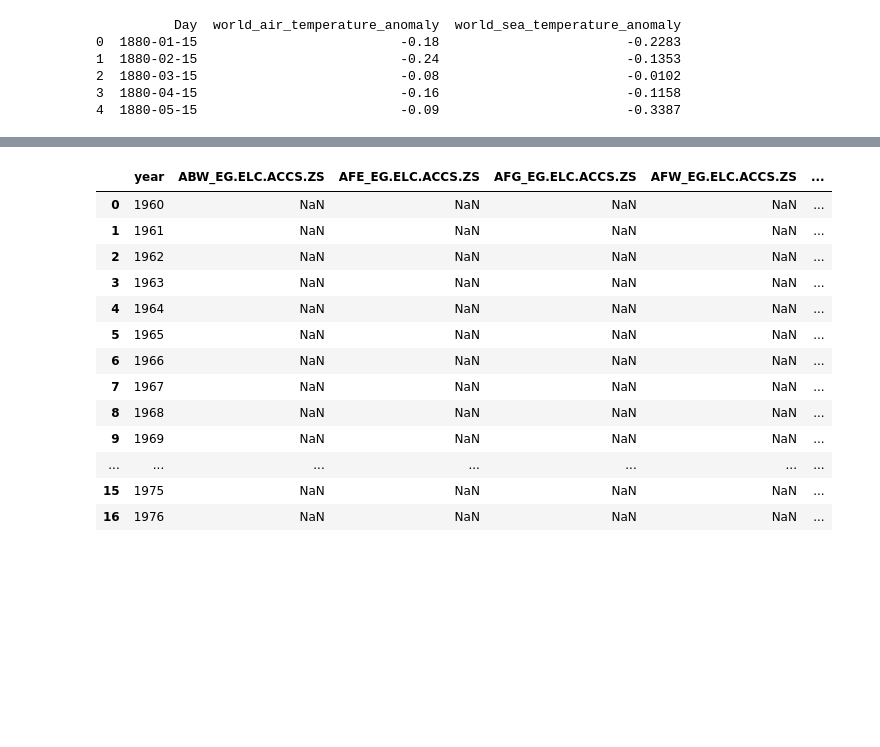
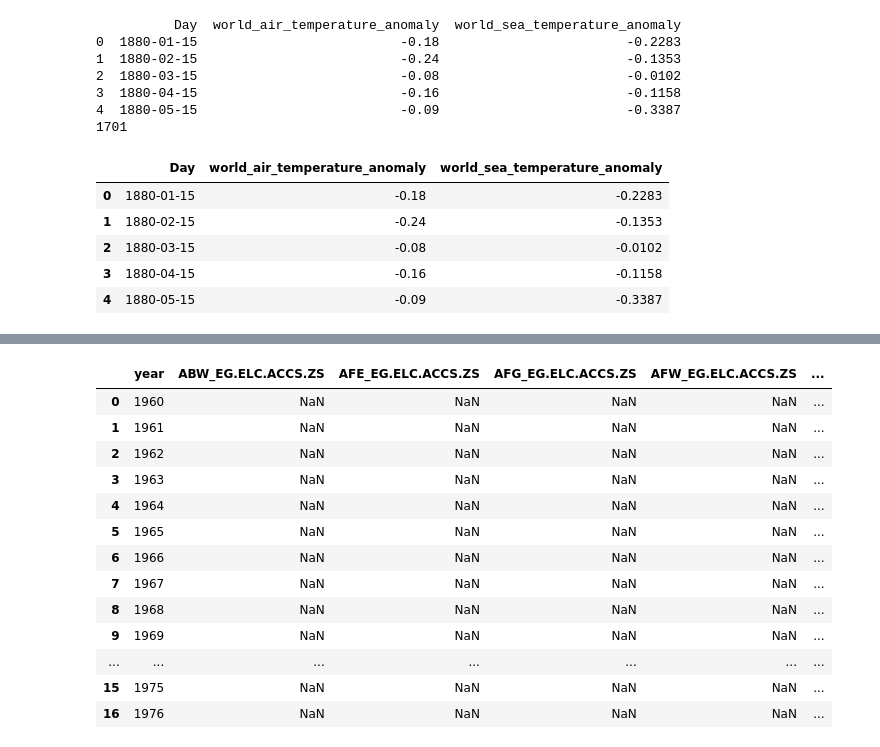
Before and after one commit to raymondj-pace/CS673-conf, a Jupyter notebook: CS673-Conf.ipynb, the cells around one changed output, grey strips where cells are left out. Cells and saved outputs as stored; diff of their text form; code cells hidden in the pictures; blank space fills up the shorter version.

```diff
--- a/CS673-Conf.ipynb
+++ b/CS673-Conf.ipynb
@@ -38,6 +41,7 @@ df2.rename(columns={'monthly_sea_surface_temperature_anomaly': 'world_sea_temper
 
 df = df1.merge(df2, on="Day", how = 'inner')
 print(df.head())
+print(df.shape[0])
 # %% [output]
           Day  world_air_temperature_anomaly  world_sea_temperature_anomaly
 0  1880-01-15                          -0.18                        -0.2283
@@ -45,3 +49,13 @@ print(df.head())
 2  1880-03-15                          -0.08                        -0.0102
 3  1880-04-15                          -0.16                        -0.1158
 4  1880-05-15                          -0.09                        -0.3387
+1701
+# %%
+df.head()
+# %% [output]
+|  | Day | world_air_temperature_anomaly | world_sea_temperature_anomaly |
+| 0 | 1880-01-15 | -0.18 | -0.2283 |
+| 1 | 1880-02-15 | -0.24 | -0.1353 |
+| 2 | 1880-03-15 | -0.08 | -0.0102 |
+| 3 | 1880-04-15 | -0.16 | -0.1158 |
+| 4 | 1880-05-15 | -0.09 | -0.3387 |
```
Also changed, not shown: parts of 16 cells of this notebook.
